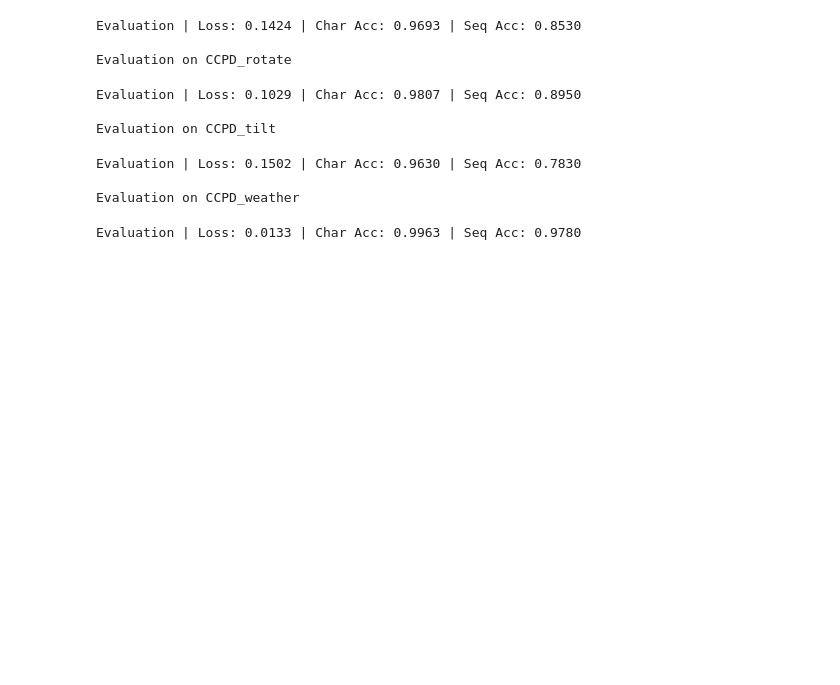
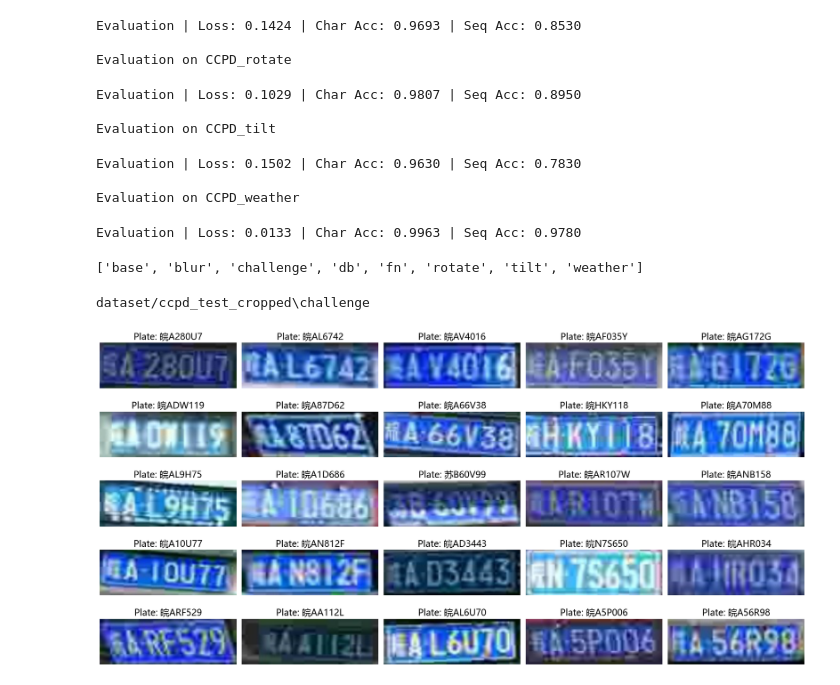
Before and after one commit to giankev/PDLPR-algorithm, a Jupyter notebook: pdlpr_main.ipynb, the cells around one changed output. Saved outputs shown, nothing was run; the diff lists cells and outputs as text; code cells hidden in the pictures; blank space fills up the shorter version.

```diff
--- a/pdlpr_main.ipynb
+++ b/pdlpr_main.ipynb
@@ -758,3 +785,24 @@ Evaluation | Loss: 0.1502 | Char Acc: 0.9630 | Seq Acc: 0.7830
 
 Evaluation on CCPD_weather
 Evaluation | Loss: 0.0133 | Char Acc: 0.9963 | Seq Acc: 0.9780
+# %%
+subfolders
+# %% [output]
+['base', 'blur', 'challenge', 'db', 'fn', 'rotate', 'tilt', 'weather']
+# %%
+subfolder = 'challenge'
+subfolder_path = subfolder_path = os.path.join(test_folder_path, subfolder)
+sub_df = create_dataframe(subfolder_path, char2idx)
+cropped_subfolder =  os.path.join(test_cropped_folder, subfolder)
+print(cropped_subfolder)
+os.makedirs(cropped_subfolder, exist_ok=True)
+cropped_sub_df = create_cropped_dataframe(sub_df, cropped_subfolder)
+
+test_dataset = PlateDataset(cropped_sub_df, transform=val_transform)
+test_loader = DataLoader(test_dataset, batch_size=32, shuffle=False, num_workers=NUM_WORKERS)
+# %% [output]
+dataset/ccpd_test_cropped\challenge
+# %%
+plot_batch_images(test_loader, idx2char)
+# %% [output]
+[figure, added]
```
Also changed, not shown: parts of 4 cells of this notebook, 1 other file.
